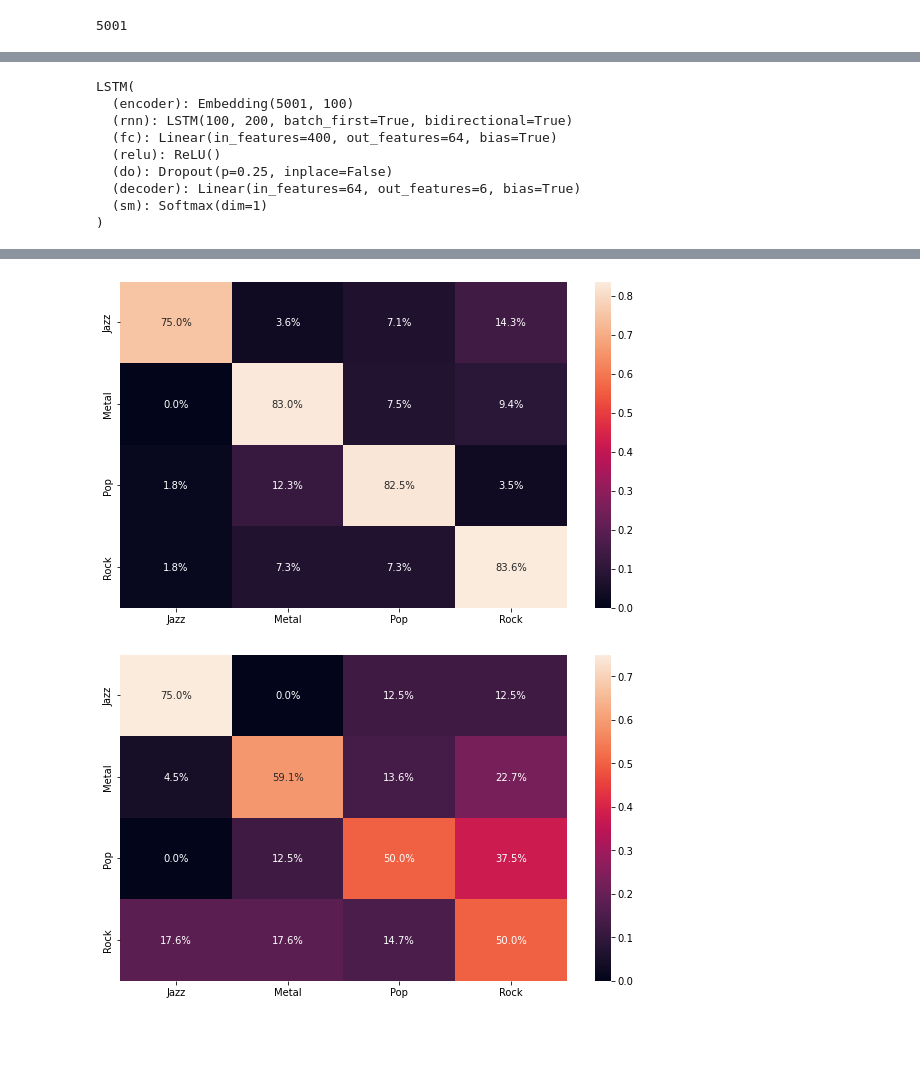
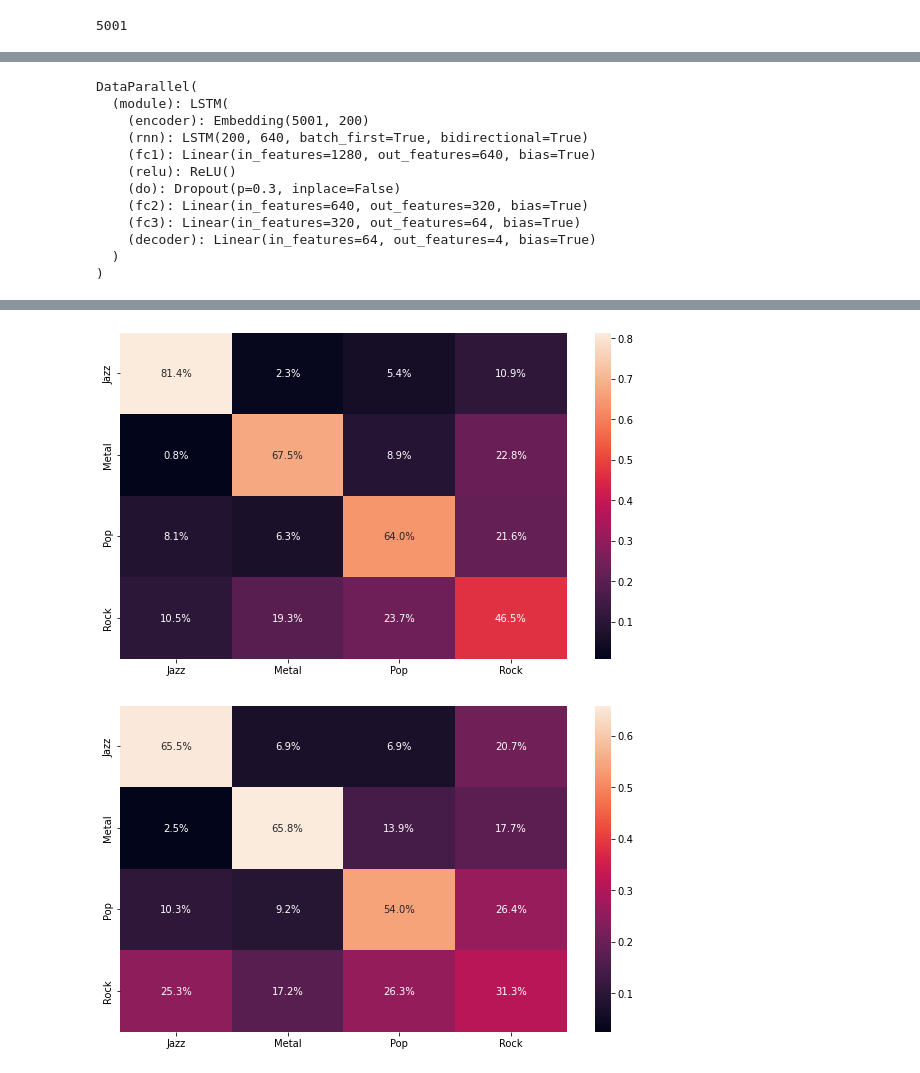
Before and after one commit to ajktym94/genre_classification, a Jupyter notebook: genre_LSTM.ipynb, the cells around one changed output, grey strips where cells are left out. Saved outputs shown, nothing was run; the diff lists cells and outputs as text; code cells hidden in the pictures; blank space fills up the shorter version.

Commit message:
Implemented mlflow, Made more parameters configurable

```diff
--- a/genre_LSTM.ipynb
+++ b/genre_LSTM.ipynb
@@ -262,12 +251,14 @@ class LSTM(nn.Module):
 # %%
 if GLOVE:
     model = LSTM(
-        hidden_size=200,
+        hidden_size=HIDDEN_SIZE,
         weights_matrix = weights_matrix,
         device=device,
         batch_size=batch_size,
         bidirectional=BIDIRECTIONAL,
-        dropout = DROPOUT
+        embedding_dimension=GLOVE_DIM,
+        dropout = DROPOUT,
+        n_layers = NUM_LAYERS
     )
 else:
     model = LSTM(
@@ -279,24 +270,28 @@ else:
         dropout = DROPOUT
     )
 model = model.to(device)
+model = nn.DataParallel(model)
 model
 # %% [output]
-LSTM(
-  (encoder): Embedding(5001, 100)
-  (rnn): LSTM(100, 200, batch_first=True, bidirectional=True)
-  (fc): Linear(in_features=400, out_features=64, bias=True)
-  (relu): ReLU()
-  (do): Dropout(p=0.25, inplace=False)
-  (decoder): Linear(in_features=64, out_features=6, bias=True)
-  (sm): Softmax(dim=1)
+DataParallel(
+  (module): LSTM(
+    (encoder): Embedding(5001, 200)
+    (rnn): LSTM(200, 640, batch_first=True, bidirectional=True)
+    (fc1): Linear(in_features=1280, out_features=640, bias=True)
+    (relu): ReLU()
+    (do): Dropout(p=0.3, inplace=False)
+    (fc2): Linear(in_features=640, out_features=320, bias=True)
+    (fc3): Linear(in_features=320, out_features=64, bias=True)
+    (decoder): Linear(in_features=64, out_features=4, bias=True)
+  )
 )
 # %%
 criterion = nn.CrossEntropyLoss().to(device)
-optimizer = torch.optim.Adam(model.parameters(), lr=LEARNING_RATE)
+optimizer = torch.optim.Adam(model.parameters(), lr=LEARNING_RATE, weight_decay=0.001)
 # %%
 def train(model, train_loader, confusion=None):
     model.train()
-    progress_bar = tqdm_notebook(train_loader, leave=False)
+    progress_bar = notebook.tqdm(train_loader, leave=False)
     train_batch_losses = []
     train_batch_accuracy = []
     total = 0
@@ -330,7 +325,7 @@ def train(model, train_loader, confusion=None):
 # %%
 def evalu(model, test_loader, confusion=None):
     model.eval()
-    progress_bar = tqdm_notebook(test_loader, leave=False)
+    progress_bar = notebook.tqdm(test_loader, leave=False)
     eval_batch_loss = []
     eval_batch_acc = []
     total = 0
@@ -376,7 +371,7 @@ for epoch in range(EPOCHS):
     eval_losses.append(eval_epoch_loss)
     eval_accuracy.append(eval_epoch_acc)
 
-    if epoch % 10 == 0:
+    if epoch % 5 == 0:
         tqdm.write(f'Epoch #{epoch + 1}\tTrain Loss: {train_epoch_loss:.3f} \tTrain Accuracy: {train_epoch_acc:.3f}')
         tqdm.write(f'Epoch #{epoch + 1}\tEval Loss: {eval_epoch_loss:.3f} \tEval Accuracy: {eval_epoch_acc:.3f}')
 # %% [output]
@@ -397,5 +398,5 @@ Please use `tqdm.notebook.tqdm` instead of `tqdm.tqdm_notebook`
-[figure, old version]
+[figure, new version]
-[figure, old version]
+[figure, new version]
 # %%
 plt.plot(train_accuracy)
 plt.plot(eval_accuracy)
```
Also changed, not shown: parts of 12 cells of this notebook, 1 other file.
